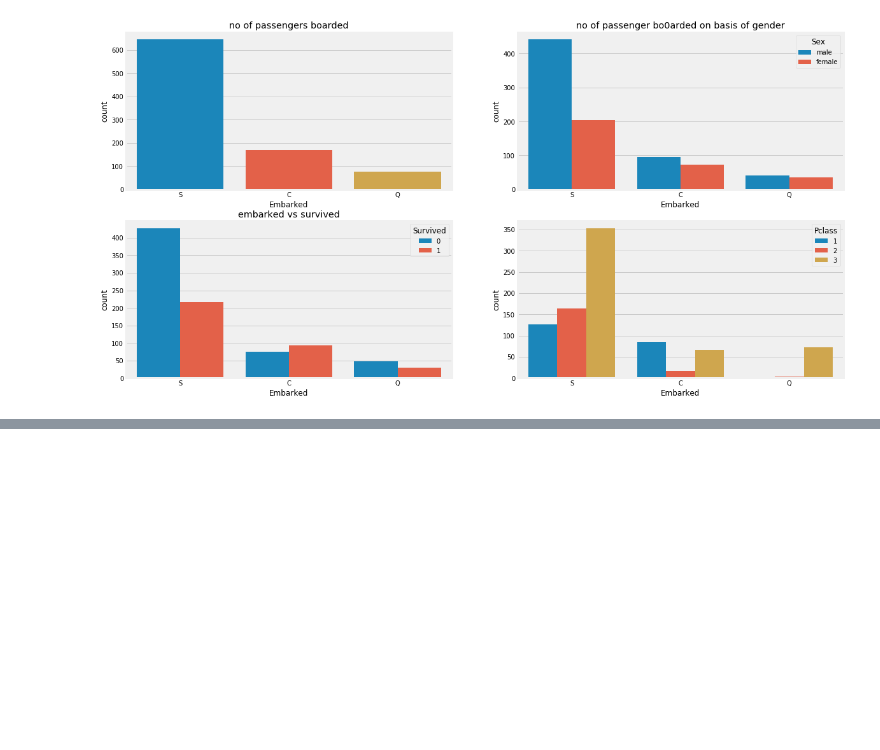
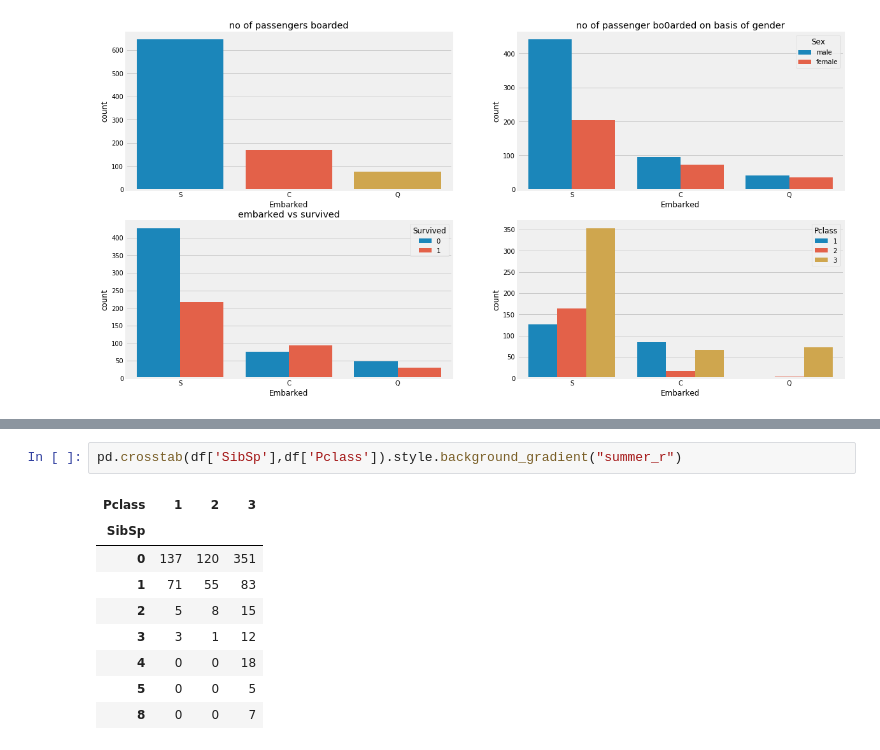
Before and after one commit to Ramitphi/kaggle-titanic-survived-analysis, a Jupyter notebook: titanic_cont.ipynb, the cells around one changed output, grey strips where cells are left out. Drawn from its saved outputs; the diff is of its cells as text; blank space fills up the shorter version.

```diff
--- a/titanic_cont.ipynb
+++ b/titanic_cont.ipynb
@@ -127,0 +162,12 @@ sns.countplot('Embarked',hue='Pclass',ax=ax[1,1],data=df)
+# %%
+pd.crosstab(df['SibSp'],df['Pclass']).style.background_gradient("summer_r")
+# %% [output]
+| Pclass | 1 | 2 | 3 |
+| SibSp |  |  |  |
+| 0 | 137 | 120 | 351 |
+| 1 | 71 | 55 | 83 |
+| 2 | 5 | 8 | 15 |
+| 3 | 3 | 1 | 12 |
+| 4 | 0 | 0 | 18 |
+| 5 | 0 | 0 | 5 |
+| 8 | 0 | 0 | 7 |
```
Also changed, not shown: parts of 11 cells of this notebook.
